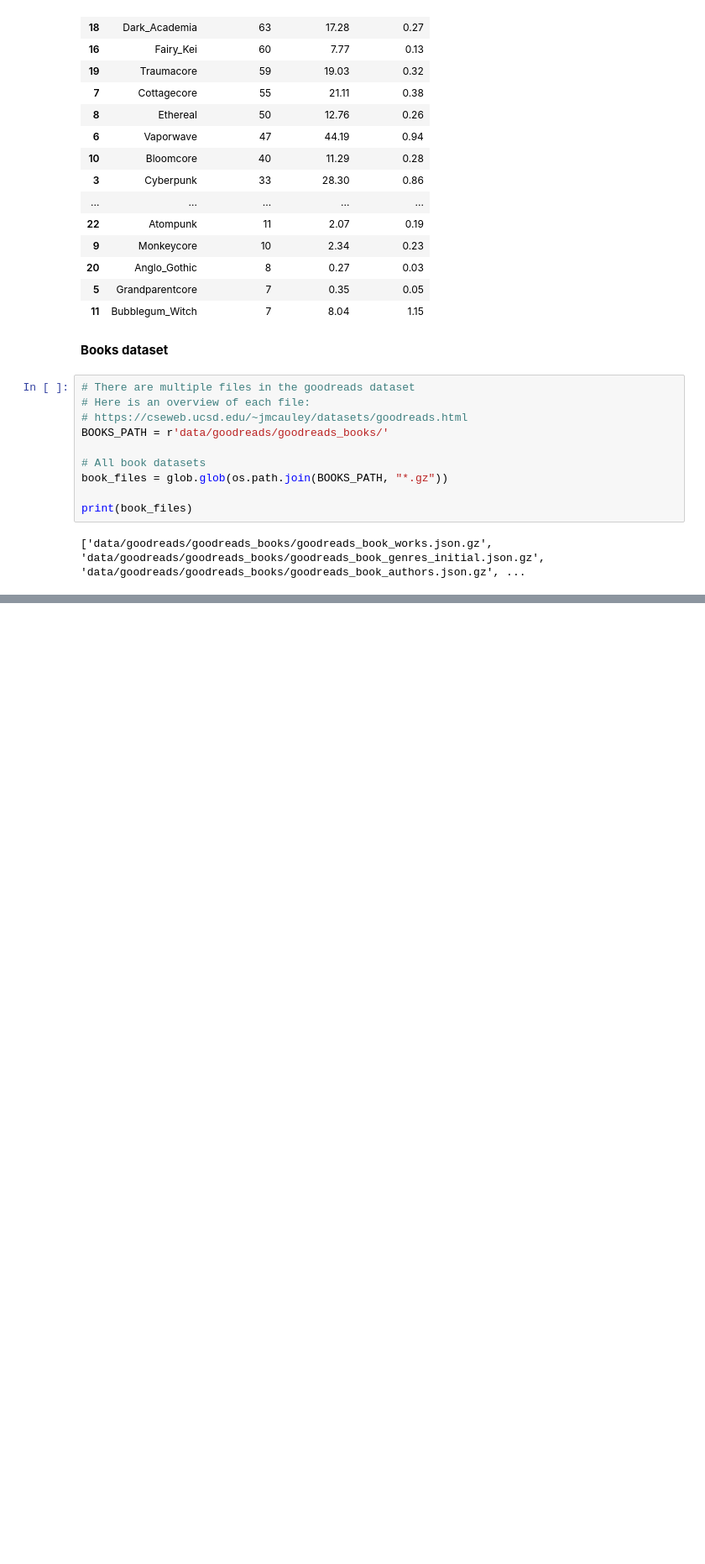
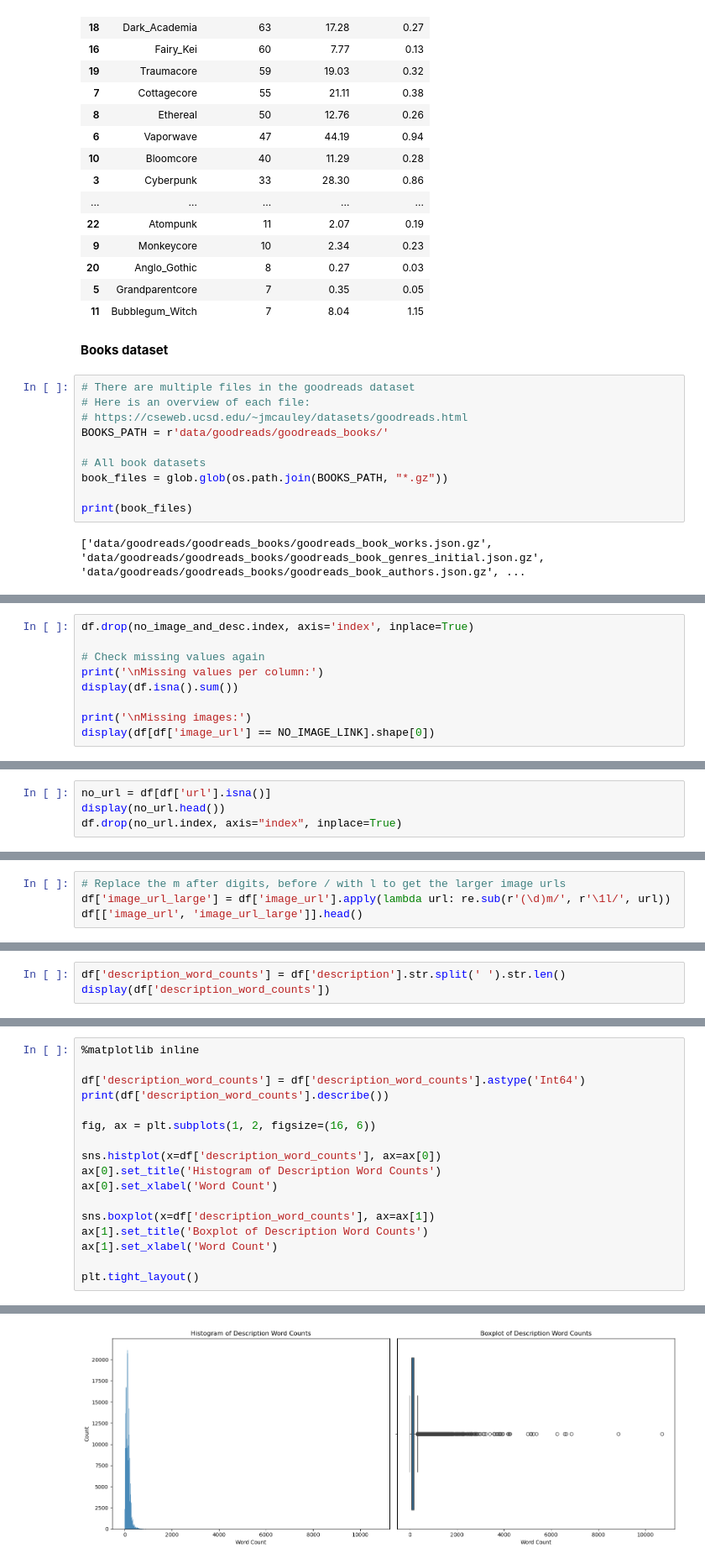
Before and after one commit to FrisoHarlaar/MSc-Data-Science-Thesis, a Jupyter notebook: Exploratory Data Analysis.ipynb, the cells around one changed output, grey strips where cells are left out. Shown: that part at 84% size. Saved outputs shown, nothing was run; the diff lists cells and outputs as text; blank space fills up the shorter version.

```diff
--- a/Exploratory Data Analysis.ipynb
+++ b/Exploratory Data Analysis.ipynb
@@ -262,0 +249,9 @@ display(df[(df['image_url'] == NO_IMAGE_LINK) & (df['description'].isna())].shap
+# %%
+df.drop(no_image_and_desc.index, axis='index', inplace=True)
+
+# Check missing values again
+print('\nMissing values per column:')
+display(df.isna().sum())
+
+print('\nMissing images:')
+display(df[df['image_url'] == NO_IMAGE_LINK].shape[0])
@@ -262,0 +278,4 @@ display(df[(df['image_url'] == NO_IMAGE_LINK) & (df['description'].isna())].shap
+# %%
+no_url = df[df['url'].isna()]
+display(no_url.head())
+df.drop(no_url.index, axis="index", inplace=True)
@@ -262,0 +324,4 @@ display(df[(df['image_url'] == NO_IMAGE_LINK) & (df['description'].isna())].shap
+# %%
+# Replace the m after digits, before / with l to get the larger image urls
+df['image_url_large'] = df['image_url'].apply(lambda url: re.sub(r'(\d)m/', r'\1l/', url))
+df[['image_url', 'image_url_large']].head()
@@ -262,0 +345,3 @@ display(df[(df['image_url'] == NO_IMAGE_LINK) & (df['description'].isna())].shap
+# %%
+df['description_word_counts'] = df['description'].str.split(' ').str.len()
+display(df['description_word_counts'])
@@ -262,0 +361,18 @@ display(df[(df['image_url'] == NO_IMAGE_LINK) & (df['description'].isna())].shap
+# %%
+%matplotlib inline
+
+df['description_word_counts'] = df['description_word_counts'].astype('Int64')
+print(df['description_word_counts'].describe())
+
+fig, ax = plt.subplots(1, 2, figsize=(16, 6))
+
+sns.histplot(x=df['description_word_counts'], ax=ax[0])
+ax[0].set_title('Histogram of Description Word Counts')
+ax[0].set_xlabel('Word Count')
+
+sns.boxplot(x=df['description_word_counts'], ax=ax[1])
+ax[1].set_title('Boxplot of Description Word Counts')
+ax[1].set_xlabel('Word Count')
+
+plt.tight_layout()
+# %% [output]
@@ -262,0 +388 @@ display(df[(df['image_url'] == NO_IMAGE_LINK) & (df['description'].isna())].shap
+[figure, added]
```
Also changed, not shown: parts of 36 cells of this notebook.
